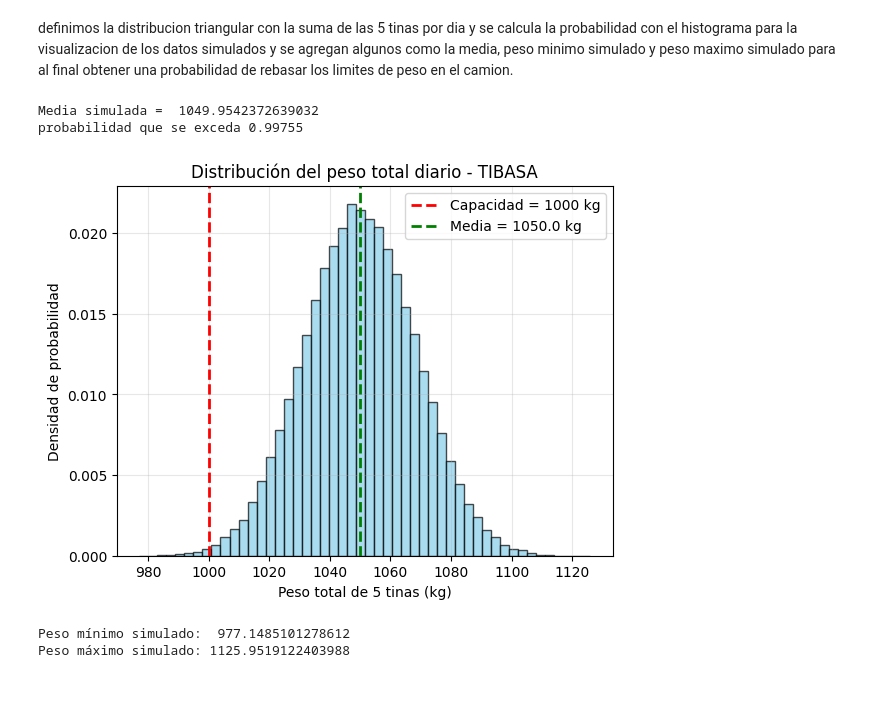
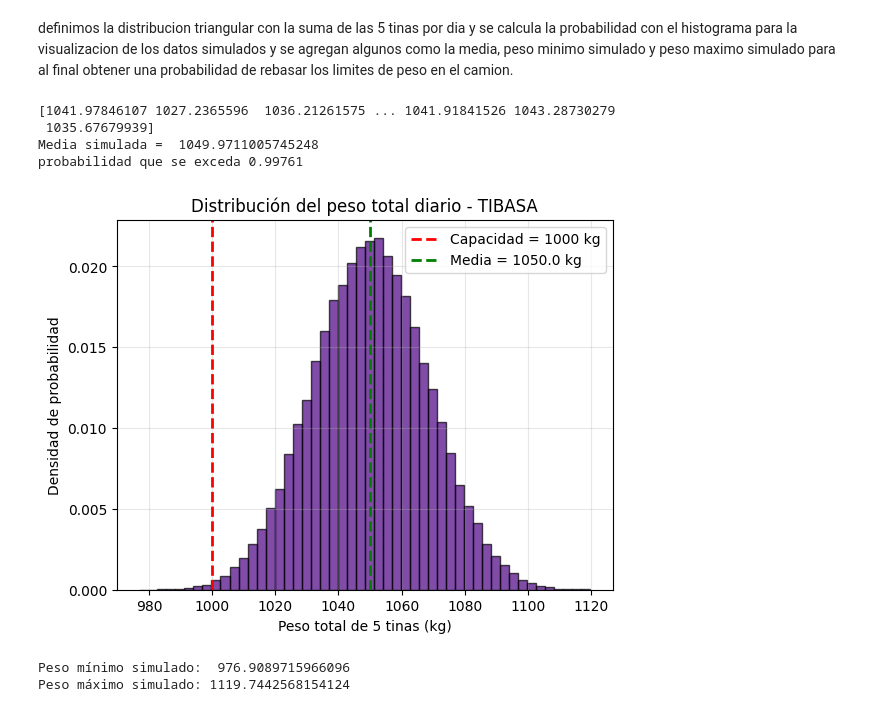
Before and after one commit to suzetteabascal10-byte/Simulacion-I, a Jupyter notebook: tibasa.ipynb, the cells around one changed output. Cells and saved outputs as stored; diff of their text form; code cells hidden in the pictures.

```diff
--- a/tibasa.ipynb
+++ b/tibasa.ipynb
@@ -14,52 +14,54 @@ se definen los parametros y el numero de simulaciones que queremos realizar con
 # %%
 capacidad_camion = 1000
 n_tinas = 5
-n_sim = 100000
+n_simulaciones = 100000
 
 a = 190
-b = 230
-c = 210
+b = 210
+c = 230
 # %% [markdown]
 definimos la distribucion triangular con la suma de las 5 tinas por dia y se calcula la probabilidad con el histograma para la visualizacion de los datos simulados y se agregan algunos como la media, peso minimo simulado y peso maximo simulado para al final obtener una probabilidad de rebasar los limites de peso en el camion.
 # %%
 def triangular(a, b, c, size):
     U = np.random.rand(size)
-    F = (c - a) / (b - a)
+    F = (b - a) / (c - a)
     x = np.zeros(size)
     cond = U < F
-    x[cond] = a + np.sqrt(U[cond] * (b - a) * (c - a))
-    x[cond == False] = b - np.sqrt((1 - U[cond == False]) * (b - a) * (b - c))
+    x[cond] = a + np.sqrt(U[cond] * (c - a) * (b - a))
+    x[cond == False] = c - np.sqrt((1 - U[cond == False]) * (c - a) * (c - b))
     return x
 
-# Simulación: suma de 5 tinas por día
-S = np.array([np.sum(triangular(a, b, c, n_tinas)) for _ in range(n_sim)])
-
+S = np.array([np.sum(triangular(a, b, c, n_tinas))
+for i in range(n_simulaciones)])
+print(S)
 w=np.mean(S)
-prob = np.mean(S > capacidad_camion)
 print("Media simulada = ", w)
-print("probabilidad que se exceda", prob)
+proba = np.mean(S > capacidad_camion)
+print("probabilidad que se exceda", proba)
 
 # Histograma
-plt.hist(S, bins=50, density=True, alpha=0.7, color='skyblue', edgecolor='black')
+plt.hist(S, bins=50, density=True, alpha=0.7, color='indigo', edgecolor='black')
 plt.axvline(capacidad_camion, color='red', linestyle='dashed', linewidth=2,
             label=f'Capacidad = {capacidad_camion} kg')
 plt.axvline(np.mean(S), color='green', linestyle='dashed', linewidth=2,
             label=f'Media = {np.mean(S):.1f} kg')
 
 plt.xlabel('Peso total de 5 tinas (kg)')
 plt.ylabel('Densidad de probabilidad')
 plt.title('Distribución del peso total diario - TIBASA')
 plt.legend()
 plt.grid(True, alpha=0.3)
 plt.show()
 
 
 
 print("Peso mínimo simulado: ",np.min(S) )
 print("Peso máximo simulado:" ,np.max(S))
 # %% [output]
-Media simulada =  1049.9542372639032
-probabilidad que se exceda 0.99755
+[1041.97846107 1027.2365596  1036.21261575 ... 1041.91841526 1043.28730279
+ 1035.67679939]
+Media simulada =  1049.9711005745248
+probabilidad que se exceda 0.99761
-[figure, old version]
+[figure, new version]
-Peso mínimo simulado:  977.1485101278612
-Peso máximo simulado: 1125.9519122403988
+Peso mínimo simulado:  976.9089715966096
+Peso máximo simulado: 1119.7442568154124
```
